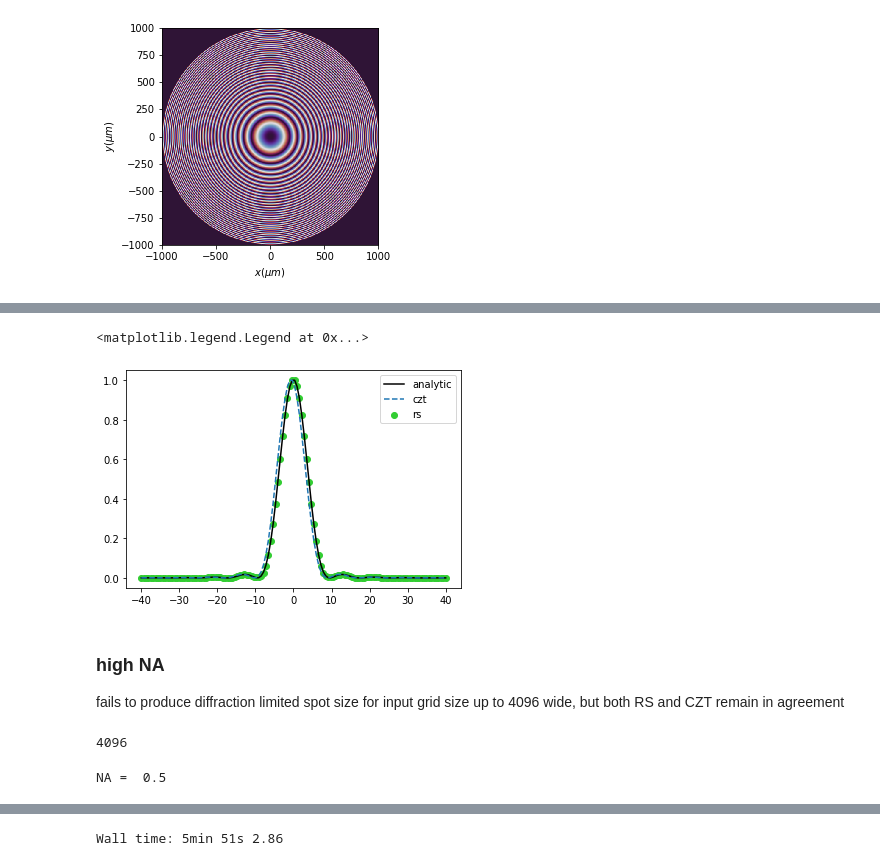
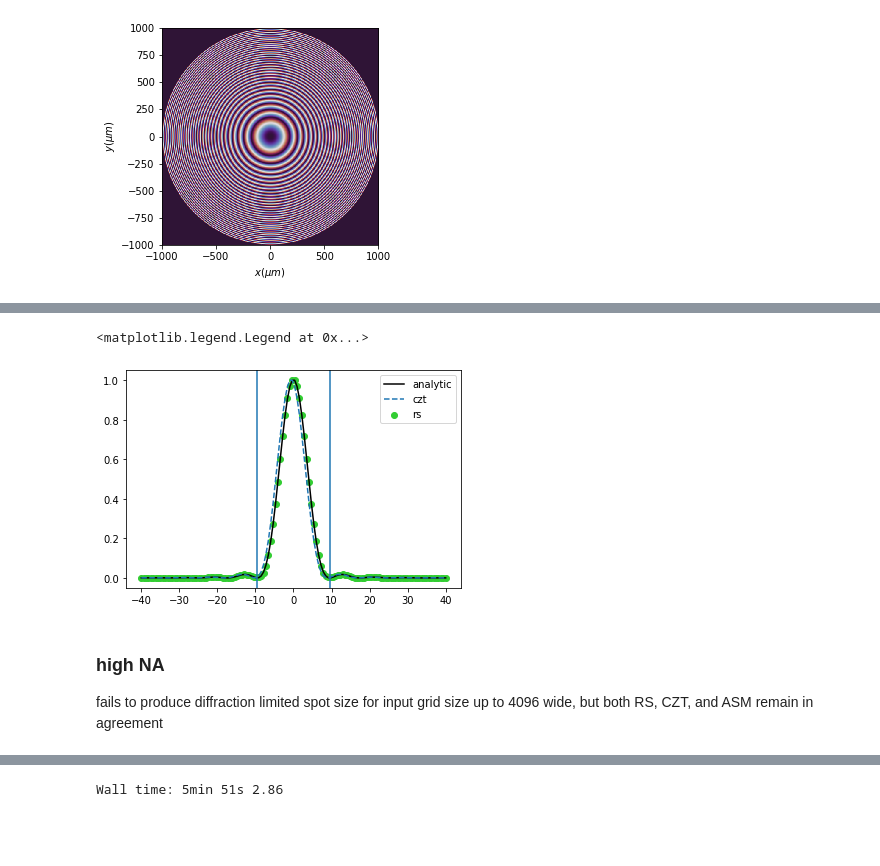
Before and after one commit to prhuft/fourier-optics, a Jupyter notebook: diffractio/czt_vs_rs.ipynb, the cells around one changed output, grey strips where cells are left out. Drawn from its saved outputs; the diff is of its cells as text; code cells hidden in the pictures; blank space fills up the shorter version.

```diff
--- a/diffractio/czt_vs_rs.ipynb
+++ b/diffractio/czt_vs_rs.ipynb
@@ -22,5 +22,6 @@ x0 = np.linspace(-diameter / 2, diameter / 2, 1024)
 y0 = np.linspace(-diameter / 2, diameter / 2, 1024)
 wavelength = 0.6238 * um
 # %%
-print("NA = ",1/25)
+NA = sin(arctan(diameter/(2*focal)))
+print("NA = ", NA)
 # %% [output]
@@ -72,25 +73,27 @@ Wall time: 350 ms
 # %%
 # analytical result
 a = diameter/2
 k = 2*np.pi/wavelength
 f = focal
 int_func = lambda x: (j1(a*x*k/f)/x)**2
 int_analytic = int_func(xout)
 int_analytic /= max(int_analytic)
 # czt result
 int_czt = abs(u2_czt.u[len(xout)//2])**2
 norm = max(int_czt)
 int_czt /= norm
 int_rs = abs(u2_rs.u[len(xout)//2])**2
 norm = max(int_rs)
 int_rs /= norm
 plt.plot(xout,int_analytic,label='analytic',c='k')
 plt.plot(xout,int_czt,'--',label='czt')
 plt.scatter(xout,int_rs,label='rs',c='limegreen')
+plt.axvline(1.22*wavelength/(2*NA))
+plt.axvline(-1.22*wavelength/(2*NA))
 plt.legend()
 # %% [output]
 <matplotlib.legend.Legend at 0x...>
-[figure, old version]
+[figure, new version]
 # %% [markdown]
 ### high NA
-fails to produce diffraction limited spot size for input grid size up to 4096 wide, but both RS and CZT remain in agreement
+fails to produce diffraction limited spot size for input grid size up to 4096 wide, but both RS, CZT, and ASM remain in agreement
@@ -106,9 +99,0 @@ k = 2*pi/wavelength
-# %%
-2**12
-# %% [output]
-4096
-# %%
-NA = sin(arctan((diameter/2)/focal))
-print("NA = ",NA)
-# %% [output]
-NA =  0.5
```
Also changed, not shown: parts of 17 cells of this notebook.
